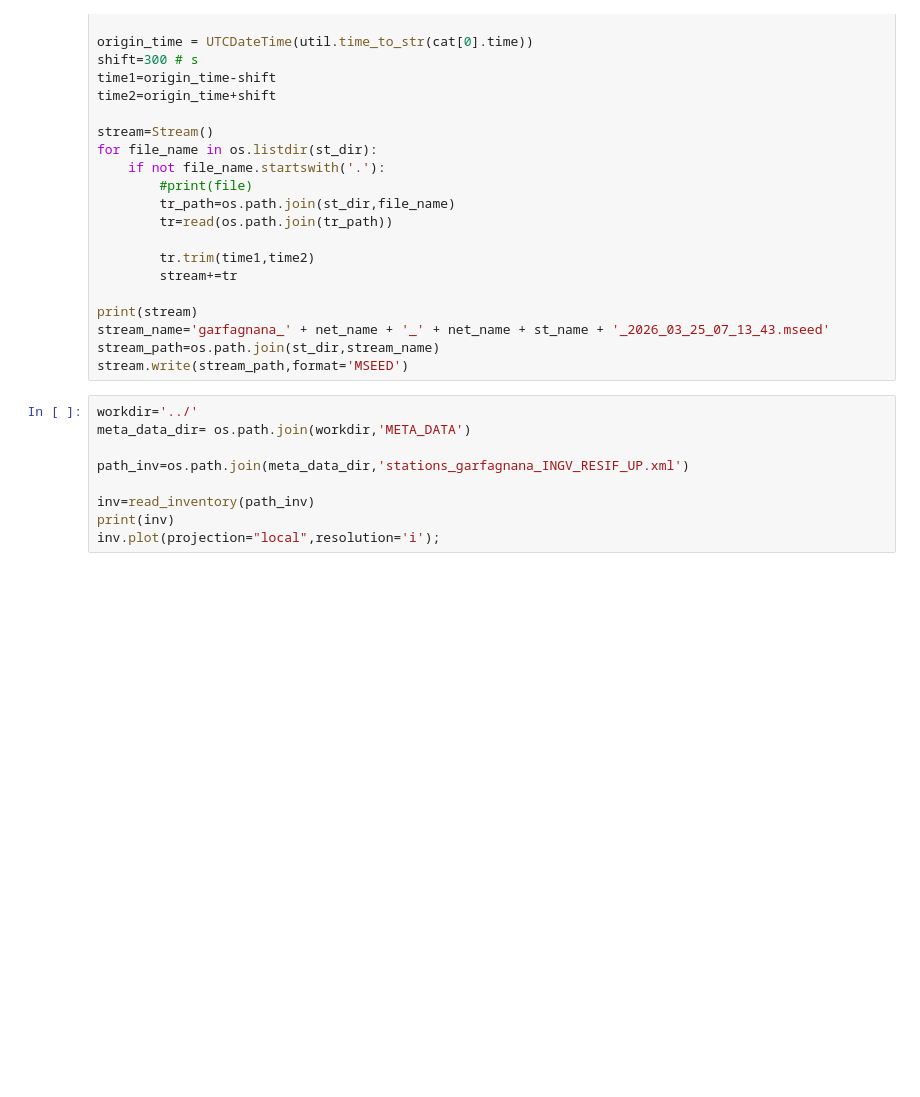
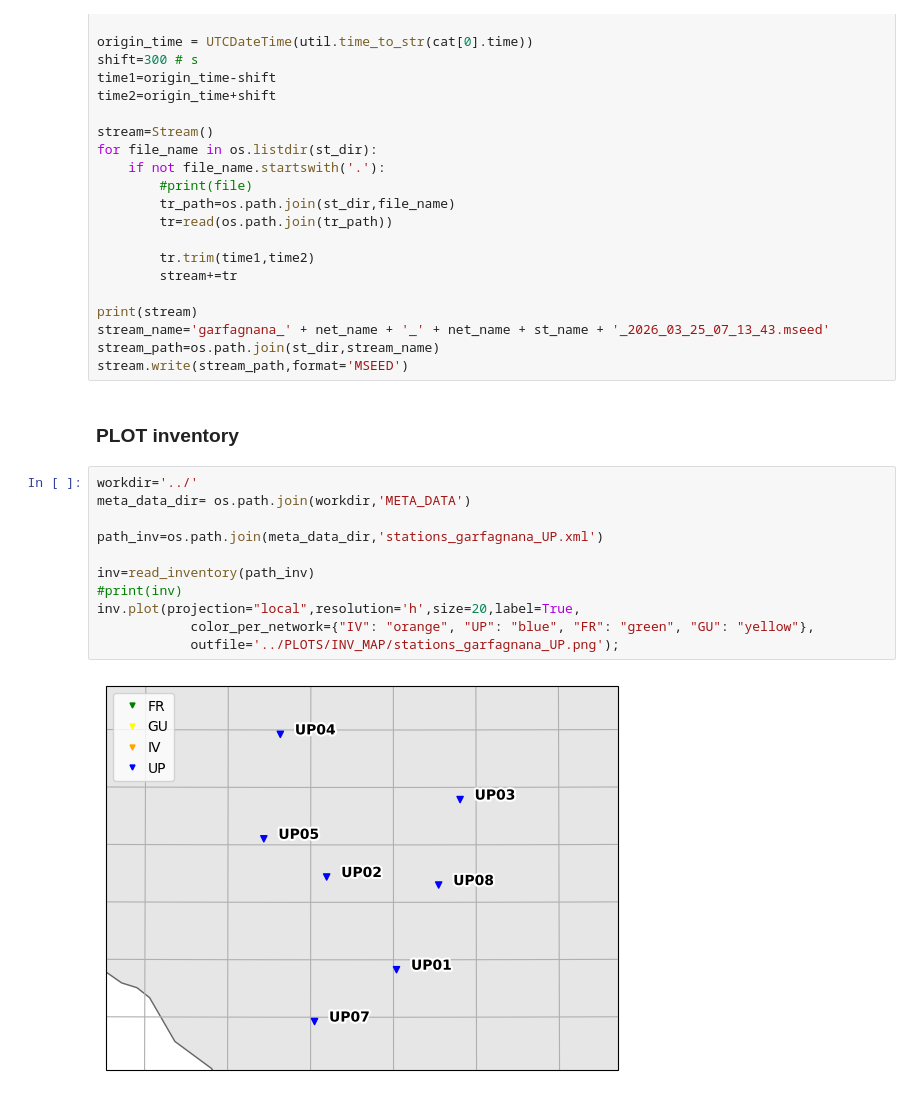
Before and after one commit to giacomorapagnani/GARFAGNANA_moment_tensor, a Jupyter notebook: codes/2_download_station_xml.ipynb, the cells around one changed output. Cells and saved outputs as stored; diff of their text form; blank space fills up the shorter version.

```diff
--- a/codes/2_download_station_xml.ipynb
+++ b/codes/2_download_station_xml.ipynb
@@ -264,12 +243,18 @@ print(stream)
 stream_name='garfagnana_' + net_name + '_' + net_name + st_name + '_2026_03_25_07_13_43.mseed'
 stream_path=os.path.join(st_dir,stream_name)
 stream.write(stream_path,format='MSEED')
+# %% [markdown]
+### PLOT inventory
 # %%
 workdir='../'
 meta_data_dir= os.path.join(workdir,'META_DATA')
 
-path_inv=os.path.join(meta_data_dir,'stations_garfagnana_INGV_RESIF_UP.xml')
+path_inv=os.path.join(meta_data_dir,'stations_garfagnana_UP.xml')
 
 inv=read_inventory(path_inv)
-print(inv)
-inv.plot(projection="local",resolution='i');
+#print(inv)
+inv.plot(projection="local",resolution='h',size=20,label=True,
+            color_per_network={"IV": "orange", "UP": "blue", "FR": "green", "GU": "yellow"},
+            outfile='../PLOTS/INV_MAP/stations_garfagnana_UP.png');
+# %% [output]
+[figure, added]
```
Also changed, not shown: parts of 2 cells of this notebook, 12 other files.
